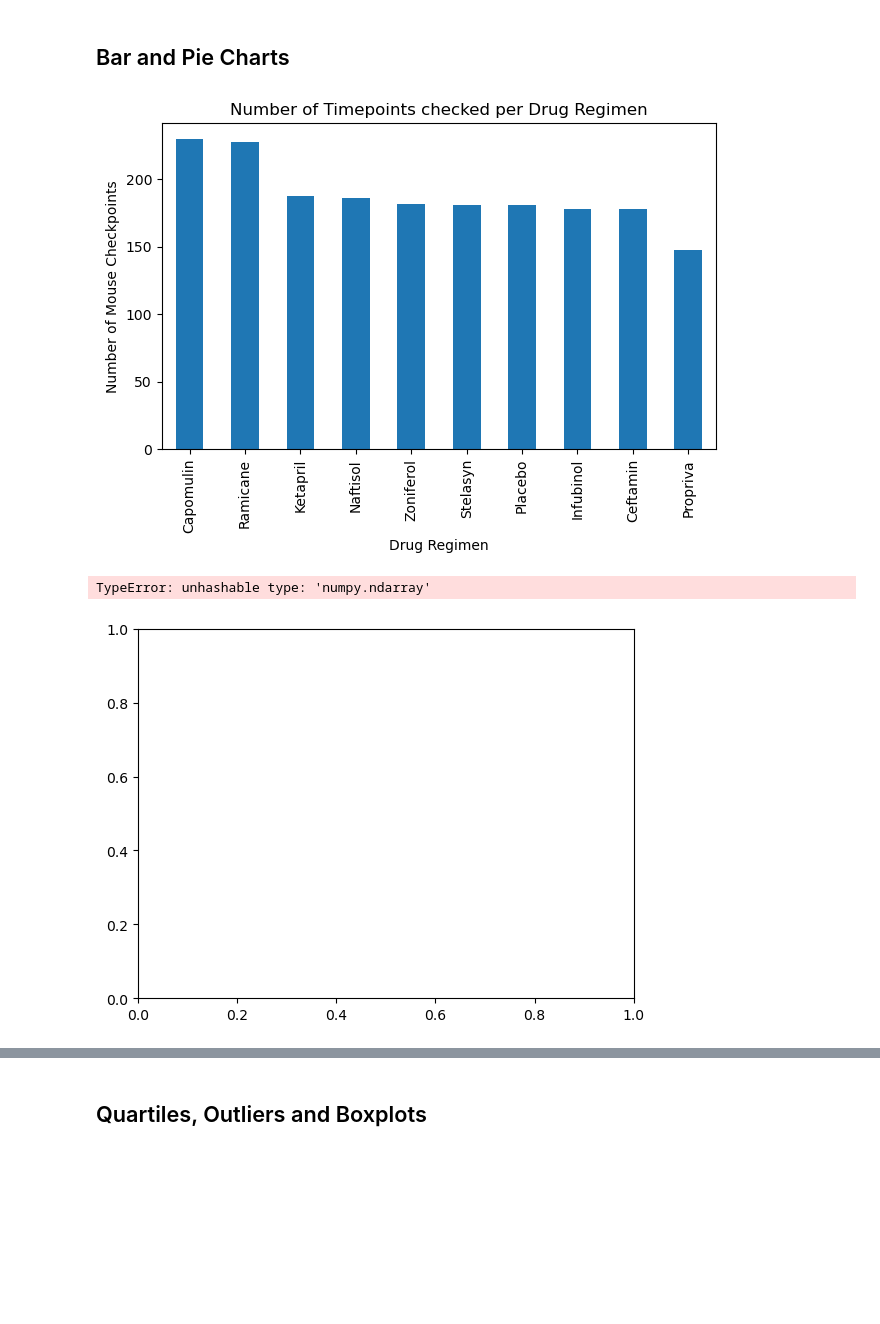
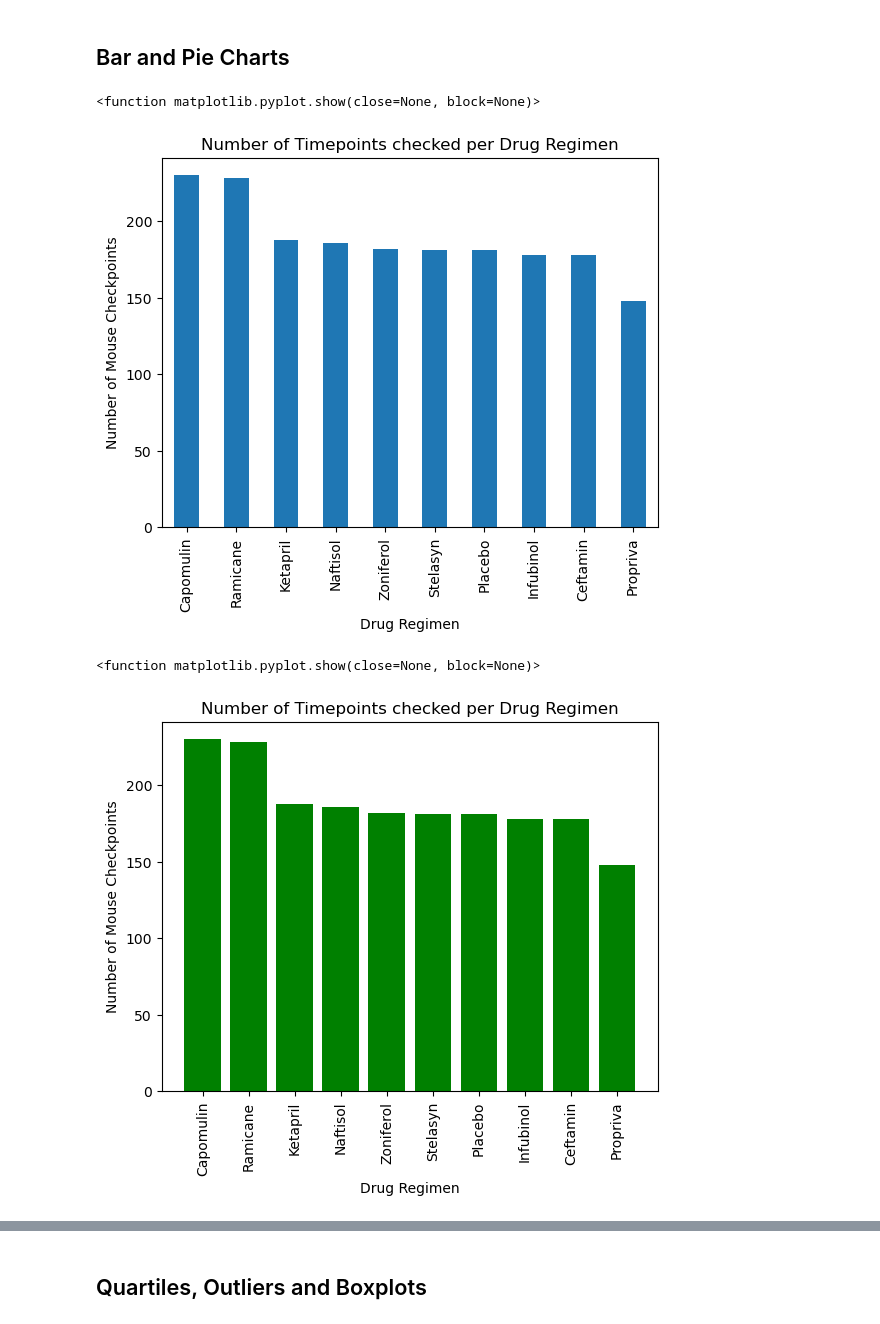
Before and after one commit to EBPaz/Plotting_Challenge, a Jupyter notebook: Pymaceuticals/pymaceuticals_starter.ipynb, the cells around one changed output, grey strips where cells are left out. Drawn from its saved outputs; the diff is of its cells as text; code cells hidden in the pictures; blank space fills up the shorter version.

```diff
--- a/Pymaceuticals/pymaceuticals_starter.ipynb
+++ b/Pymaceuticals/pymaceuticals_starter.ipynb
@@ -151,25 +151,23 @@ summary2_df
 # %%
 # Generate a bar plot showing the total number of rows (Mouse ID/Timepoints) for each drug regimen using Pandas.
 drug_regimen_counts = pymaceutical_clean["Drug Regimen"].value_counts()
-drug_regimen_counts.plot(kind = "bar")
-plt.title("Number of Timepoints checked per Drug Regimen")
-plt.xlabel("Drug Regimen")
-plt.ylabel("Number of Mouse Checkpoints")
+drug_regimen_counts.plot(kind = "bar", title = "Number of Timepoints checked per Drug Regimen", xlabel="Drug Regimen", ylabel="Number of Mouse Checkpoints")
 plt.show
-plt.tight_layout()
 # %% [output]
+<function matplotlib.pyplot.show(close=None, block=None)>
-[figure, old version]
+[figure, new version]
 # %%
-# Generate a bar plot showing the total number of rows (Mouse ID/Timepoints) for each drug regimen using pyplot.
-x_axis = np.arange(len(drug_regimen_counts))
-y_axis = pymaceutical_clean.loc[pymaceutical_clean["Timepoint"]]
-tick_locations = [value for value in x_axis]
+ # Generate a bar plot showing the total number of rows (Mouse ID/Timepoints) for each drug regimen using pyplot.
+drug_regimen_counts = pymaceutical_clean["Drug Regimen"].value_counts()
 
-plt.bar(x_axis, y_axis, color = "g", alpha = .5, align = "center")
-plt.xticks(tick_locations, pymaceutical_clean["Drug Regimen"],rotation = "vertical")
+plt.bar(drug_regimen_counts.index.values, drug_regimen_counts.values, color = "g", align = "center")
+plt.xticks(rotation = "vertical")
+plt.title("Number of Timepoints checked per Drug Regimen")
+plt.xlabel("Drug Regimen")
+plt.ylabel("Number of Mouse Checkpoints")
 plt.show
 # %% [output]
-TypeError: unhashable type: 'numpy.ndarray'
+<function matplotlib.pyplot.show(close=None, block=None)>
-[figure, old version]
+[figure, new version]
 # %%
 # Generate a pie plot showing the distribution of female versus male mice using Pandas
```
Also changed, not shown: parts of 4 cells of this notebook, 1 other file.
